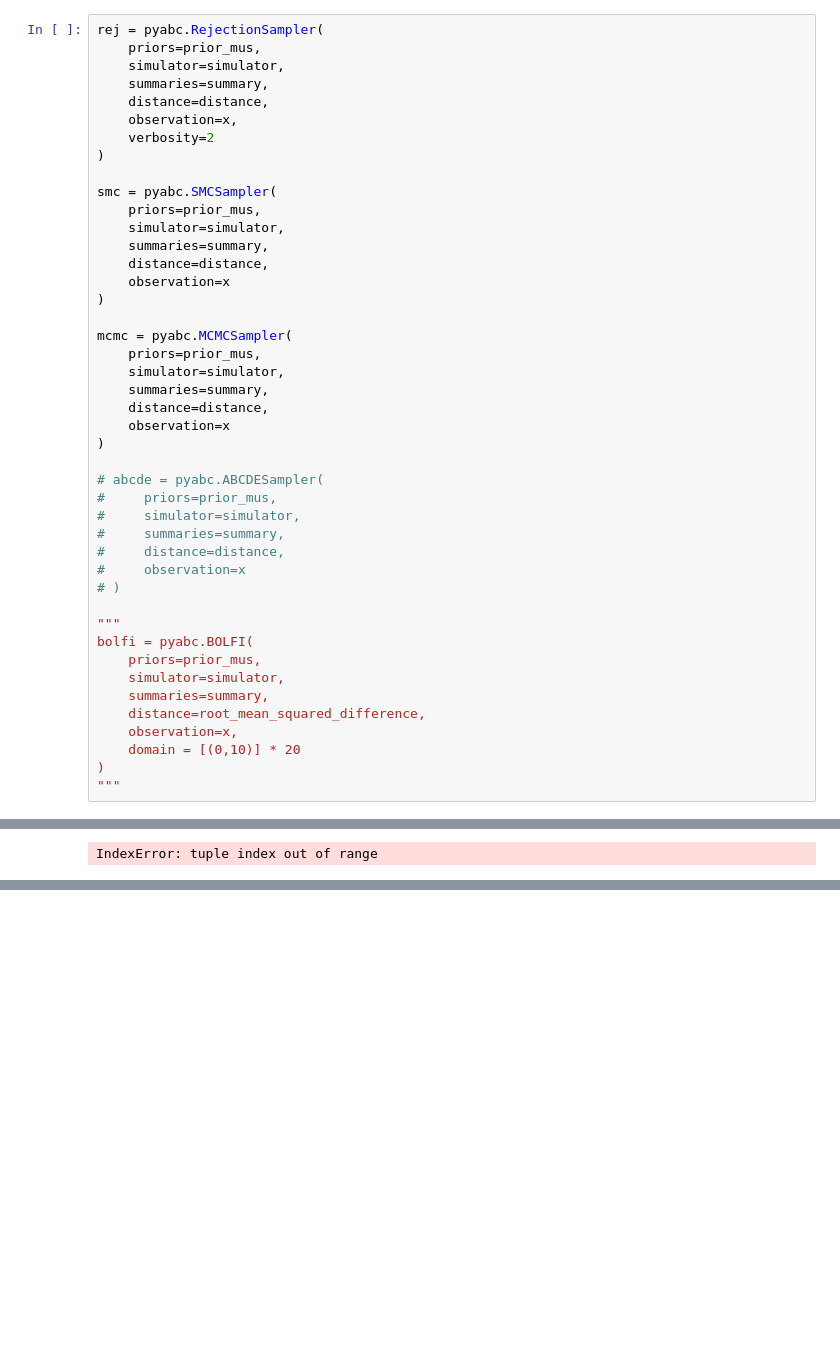
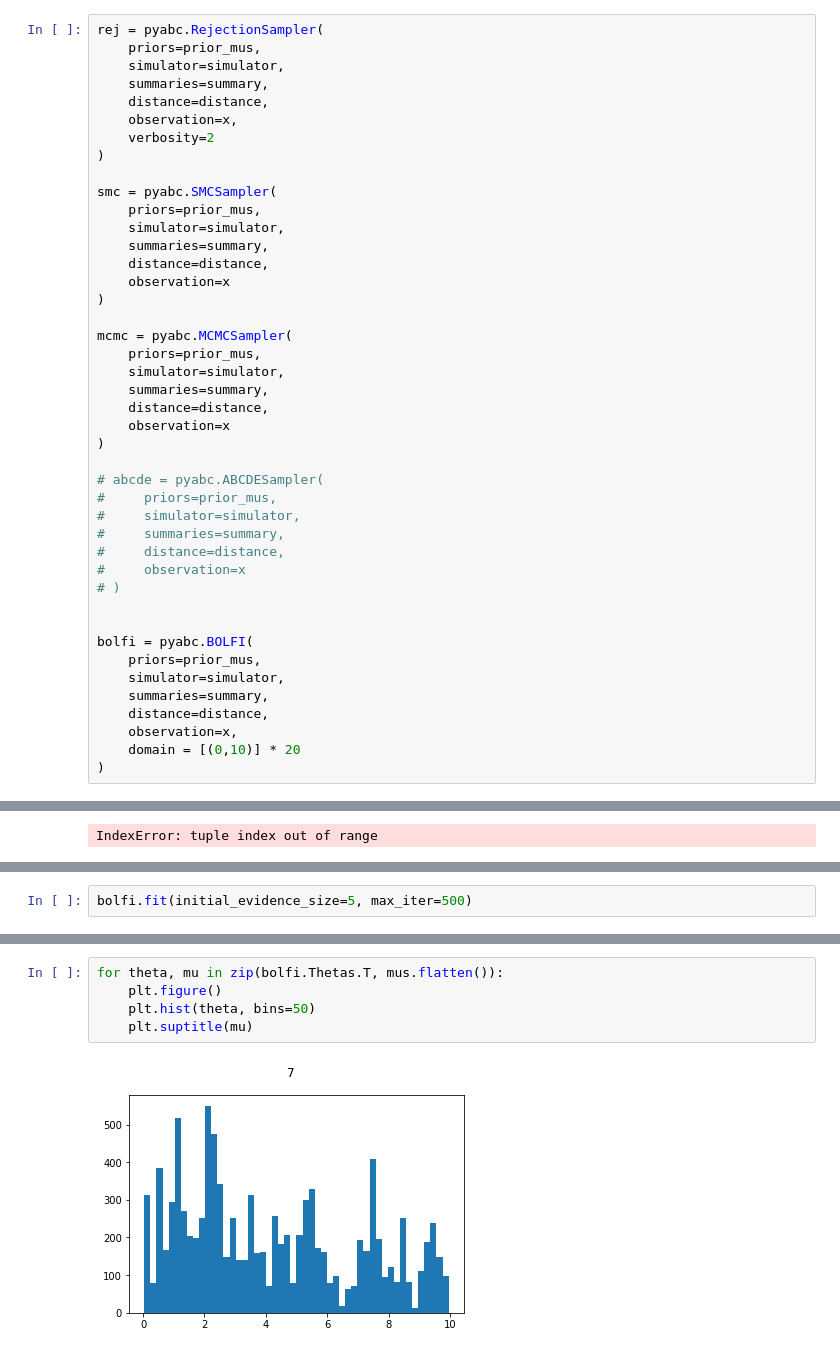
Before and after one commit to diadochos/acm2017_abc, a Jupyter notebook: notebooks/20BivariateGauss.ipynb, the cells around one changed output, grey strips where cells are left out. Cells and saved outputs as stored; diff of their text form; blank space fills up the shorter version.

```diff
--- a/notebooks/20BivariateGauss.ipynb
+++ b/notebooks/20BivariateGauss.ipynb
@@ -115,13 +106,12 @@ mcmc = pyabc.MCMCSampler(
 #     observation=x
 # )
 
-"""
+
 bolfi = pyabc.BOLFI(
     priors=prior_mus,
     simulator=simulator,
     summaries=summary,
-    distance=root_mean_squared_difference,
+    distance=distance,
     observation=x,
     domain = [(0,10)] * 20
 )
-"""
@@ -297,0 +286,2 @@ IndexError: tuple index out of range
+# %%
+bolfi.fit(initial_evidence_size=5, max_iter=500)
@@ -297,0 +310,7 @@ IndexError: tuple index out of range
+# %%
+for theta, mu in zip(bolfi.Thetas.T, mus.flatten()):
+    plt.figure()
+    plt.hist(theta, bins=50)
+    plt.suptitle(mu)
+# %% [output]
+[figure, added]
```
Also changed, not shown: parts of 12 cells of this notebook, 3 other files.
